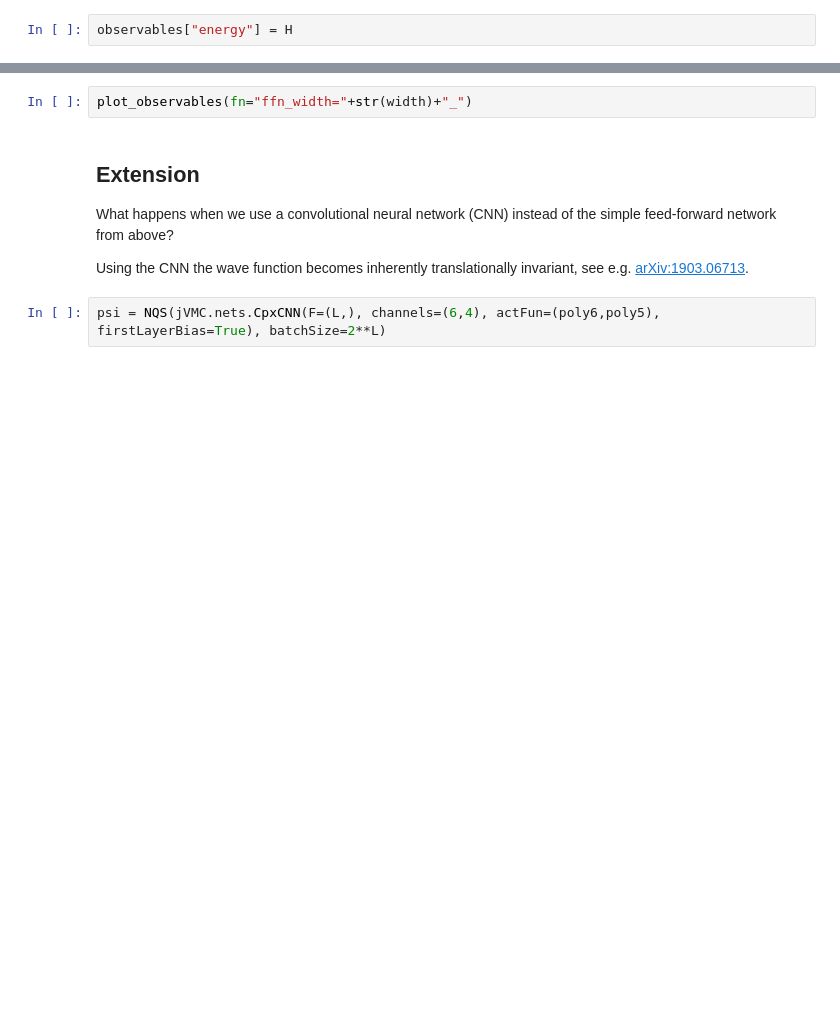
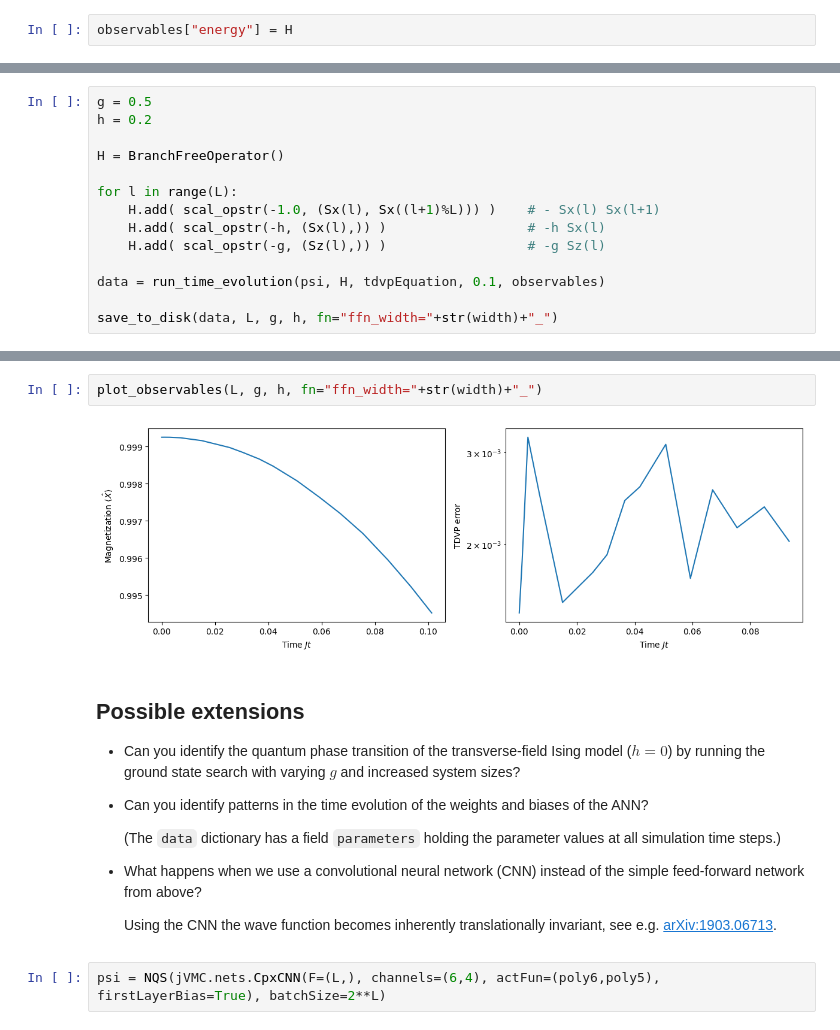
Before and after one commit to markusschmitt/quant24_summer_school, a Jupyter notebook: nqs_tutorial.ipynb, the cells around one changed output, grey strips where cells are left out. Cells and saved outputs as stored; diff of their text form; blank space fills up the shorter version.

```diff
--- a/nqs_tutorial.ipynb
+++ b/nqs_tutorial.ipynb
@@ -483,0 +480,14 @@ while t < tmax:
+# %%
+g = 0.5
+h = 0.2
+
+H = BranchFreeOperator()
+
+for l in range(L):
+    H.add( scal_opstr(-1.0, (Sx(l), Sx((l+1)%L))) )    # - Sx(l) Sx(l+1)
+    H.add( scal_opstr(-h, (Sx(l),)) )                  # -h Sx(l)
+    H.add( scal_opstr(-g, (Sz(l),)) )                  # -g Sz(l)
+
+data = run_time_evolution(psi, H, tdvpEquation, 0.1, observables)
+
+save_to_disk(data, L, g, h, fn="ffn_width="+str(width)+"_")
@@ -484,10 +502,18 @@ while t < tmax:
 # %%
-plot_observables(fn="ffn_width="+str(width)+"_")
+plot_observables(L, g, h, fn="ffn_width="+str(width)+"_")
+# %% [output]
+[figure, added]
 # %% [markdown]
-## Extension
+## Possible extensions
 
-What happens when we use a convolutional neural network (CNN) instead of the simple feed-forward network from above?
+- Can you identify the quantum phase transition of the transverse-field Ising model ($h=0$) by running the ground state search with varying $g$ and increased system sizes?
 
-Using the CNN the wave function becomes inherently translationally invariant, see e.g. [arXiv:1903.06713](https://arxiv.org/abs/1903.06713).
+- Can you identify patterns in the time evolution of the weights and biases of the ANN?
+
+    (The `data` dictionary has a field `parameters` holding the parameter values at all simulation time steps.)
+
+- What happens when we use a convolutional neural network (CNN) instead of the simple feed-forward network from above?
+
+    Using the CNN the wave function becomes inherently translationally invariant, see e.g. [arXiv:1903.06713](https://arxiv.org/abs/1903.06713).
 # %%
 psi = NQS(jVMC.nets.CpxCNN(F=(L,), channels=(6,4), actFun=(poly6,poly5), firstLayerBias=True), batchSize=2**L)
```
Also changed, not shown: parts of 18 cells of this notebook, 3 other files.
